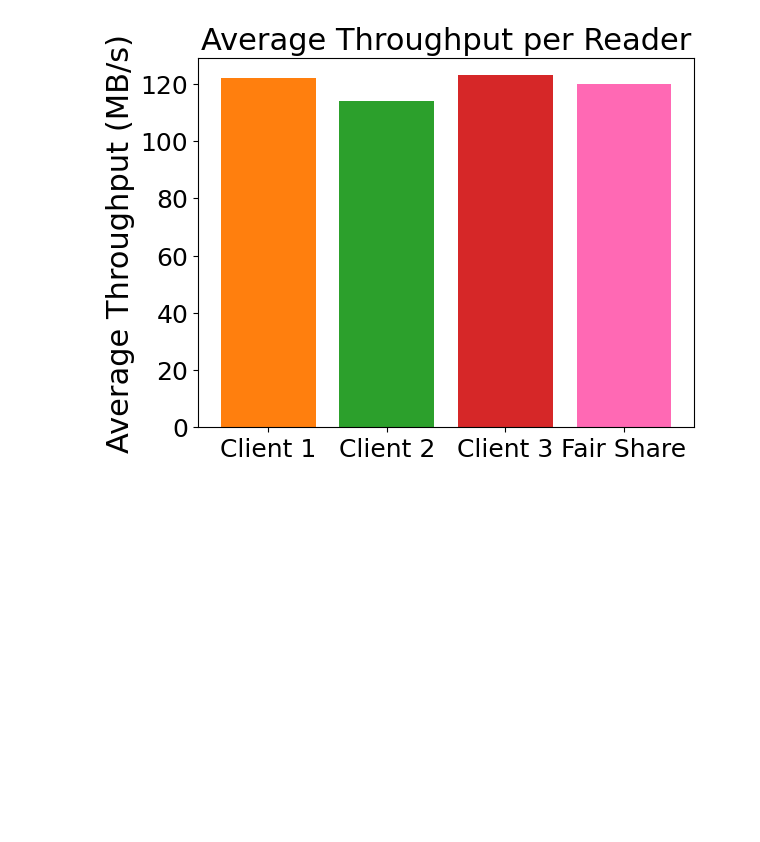
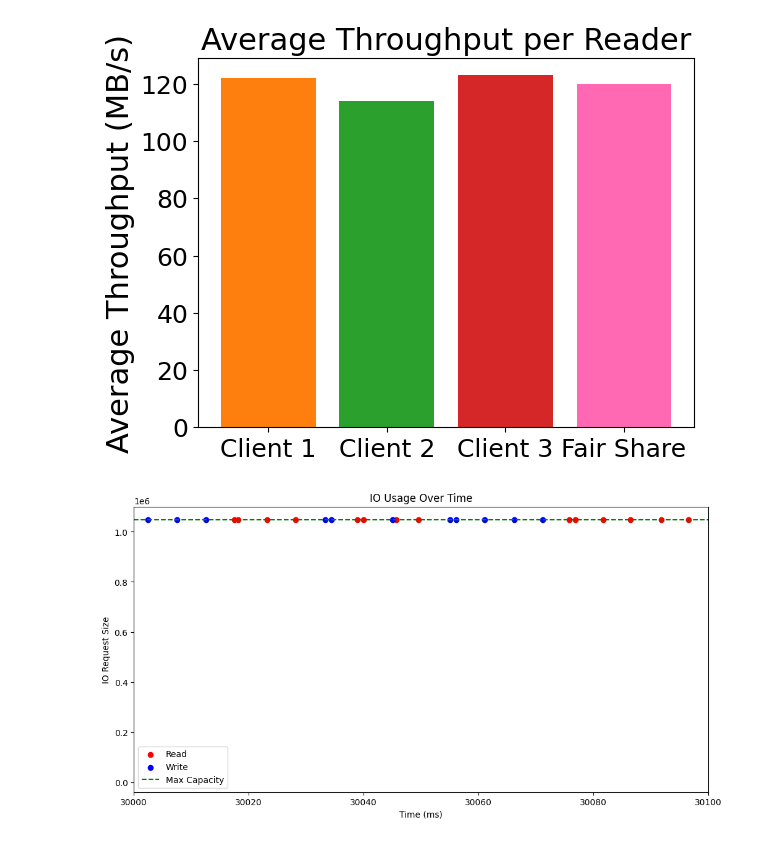
Before and after one commit to tyler-griggs/YCSB-cpp, a Jupyter notebook: analysis.ipynb, the cells around one changed output. Drawn from its saved outputs; the diff is of its cells as text; code cells hidden in the pictures; blank space fills up the shorter version.

```diff
--- a/analysis.ipynb
+++ b/analysis.ipynb
@@ -865,3 +867,59 @@ plt.yticks(fontsize=18)
 plt.show()
 # %% [output]
 [figure]
+# %%
+import matplotlib.pyplot as plt
+import pandas as pd
+
+# Read the log file
+log_file = 'status_thread.txt'
+data = []
+start_time = None
+
+with open(log_file, 'r') as file:
+    for line in file:
+        parts = line.strip().split(',')
+        try:
+          timestamp = (int(parts[1]) - 1721809680156737) / 1e3
+          # if start_time == None:
+          #   start_time = timestamp
+          #   print(start_time)
+          # timestamp -= 1721809680156737
+          io_op_type = parts[2]
+          io_request_size = int(parts[3])
+          resource_max_capacity = int(parts[4])
+          data.append((timestamp, io_op_type, io_request_size, resource_max_capacity))
+        except IndexError:
+          # Skip lines with invalid numeric values
+          continue
+        except ValueError:
+          continue
+
+# Create a DataFrame from the data
+df = pd.DataFrame(data, columns=['Timestamp', 'IOType', 'RequestSize', 'MaxCapacity'])
+
+# Plot the data
+plt.figure(figsize=(12, 6))
+
+# Scatter plot for read and write operations
+read_data = df[df['IOType'] == 'read']
+write_data = df[df['IOType'] == 'write']
+
+plt.scatter(read_data['Timestamp'], read_data['RequestSize'], color='red', label='Read')
+plt.scatter(write_data['Timestamp'], write_data['RequestSize'], color='blue', label='Write')
+
+# Plot the max capacity as a horizontal line
+plt.axhline(y=df['MaxCapacity'].iloc[0], color='green', linestyle='--', label='Max Capacity')
+
+# Adding titles and labels
+plt.title('IO Usage Over Time')
+plt.xlabel('Time (ms)')
+plt.ylabel('IO Request Size')
+plt.legend()
+
+plt.xlim(30000,30100)
+
+# Show the plot
+plt.show()
+# %% [output]
+[figure, added]
```
Also changed, not shown: parts of 5 cells of this notebook, 7 other files.
